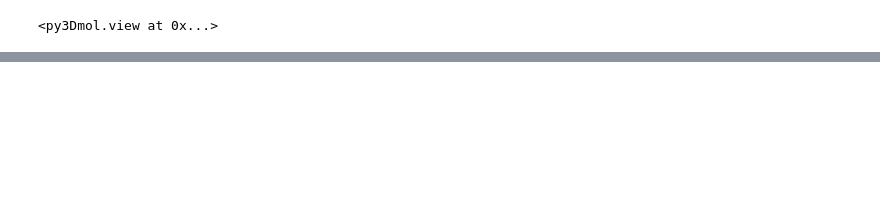
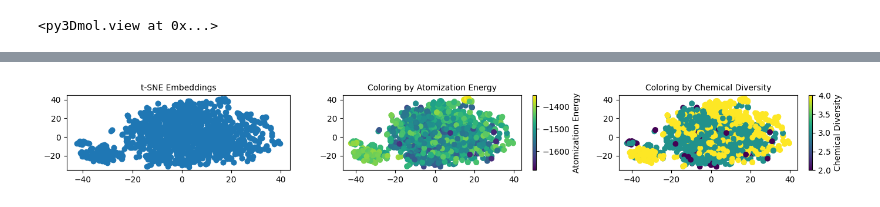
Before and after one commit to rhyan10/unsupervised-learning-molecular-systems, a Jupyter notebook: 2-Dimensionality-Reduction/Dimensionality-Reduction.ipynb, the cells around one changed output, grey strips where cells are left out. Drawn from its saved outputs; the diff is of its cells as text; code cells hidden in the pictures; blank space fills up the shorter version.

```diff
--- a/2-Dimensionality-Reduction/Dimensionality-Reduction.ipynb
+++ b/2-Dimensionality-Reduction/Dimensionality-Reduction.ipynb
@@ -501,23 +502,34 @@ To evaluate the seperation of molecules by the first principle component for the
 # %%
 from sklearn.manifold import TSNE
-fig_size = (8, 4)
+
+# Apply t-SNE to reduce the dimensionality of the scaled dataset to 2 components for visualization
+# learning_rate='auto': Automatically set the learning rate based on the dataset size
+# init='random': Use random initialization for the embedding
+# perplexity=50: Set the perplexity, which affects the balance between local and global aspects of the data
 X_embedded = TSNE(n_components=2, learning_rate='auto', init='random', perplexity=50).fit_transform(df_scaled)
 
-# First plot: t-SNE embedding without coloring
-plt.figure(figsize=fig_size)
+# Initialize figure object
+plt.figure(figsize=(14, 2))
+
+# First plot: A t-SNE plot with no coloring
+plt.subplot(1, 3, 1)
 plt.scatter(X_embedded.T[0], X_embedded.T[1])
-plt.title("t-SNE Embedding")
-plt.show()
+plt.title("t-SNE Embeddings", size=10)
 
-# Second plot: t-SNE embedding colored by atomization energy
-plt.figure(figsize=fig_size)
+# Second plot: t-SNE embeddings colored by atomization energy
+plt.subplot(1, 3, 2)
 plt.scatter(X_embedded.T[0], X_embedded.T[1], c=qm7_data["T"])
-plt.title("c=Atomization energy")
-plt.show()
+plt.colorbar(label='Atomization Energy')
+plt.title("Coloring by Atomization Energy", size=10)
 
-# Third plot: t-SNE embedding colored by chemical diversity
-plt.figure(figsize=fig_size)
+# Third plot: t-SNE embeddings colored by chemical diversity
+plt.subplot(1, 3, 3)
 df_u = pd.DataFrame(qm7_data["Z"])
 plt.scatter(X_embedded.T[0], X_embedded.T[1], c=df_u.nunique(axis=1))
-plt.title("c=Chem diversity")
+plt.colorbar(label='Chemical Diversity')
+plt.title("Coloring by Chemical Diversity", size=10)
+
+plt.tight_layout()
 plt.show()
+# %% [output]
+[figure, added]
```
Also changed, not shown: parts of 13 cells of this notebook.
